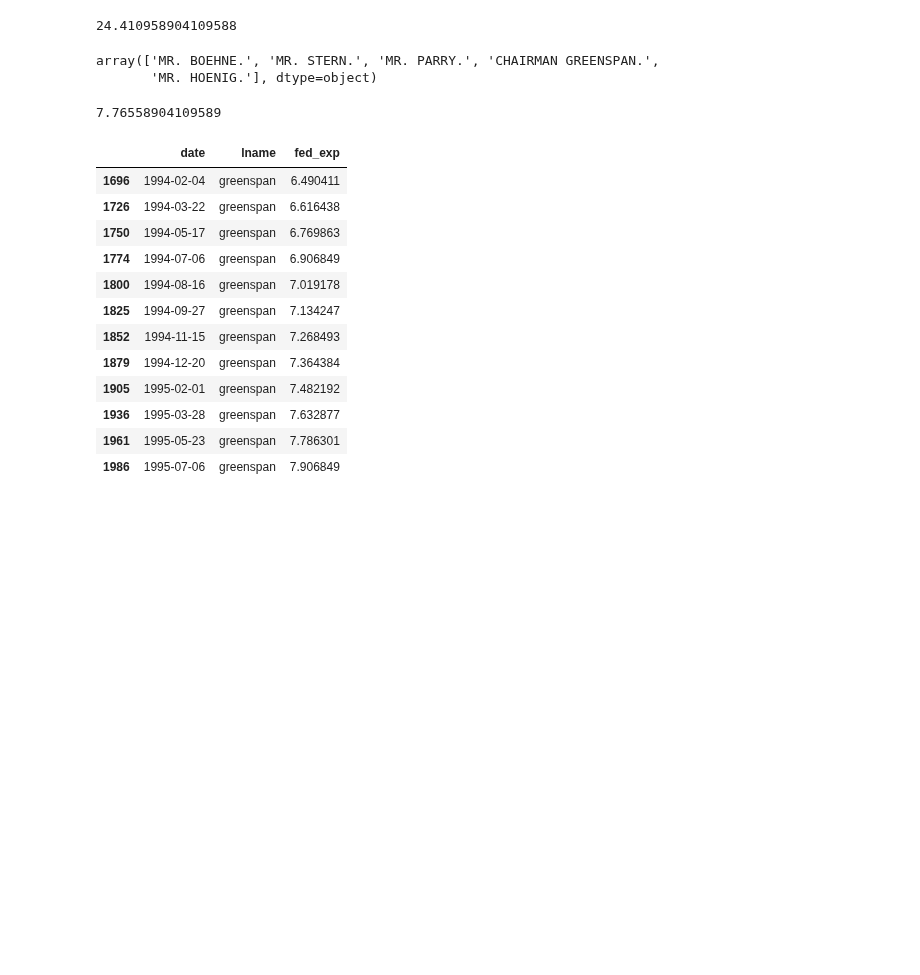
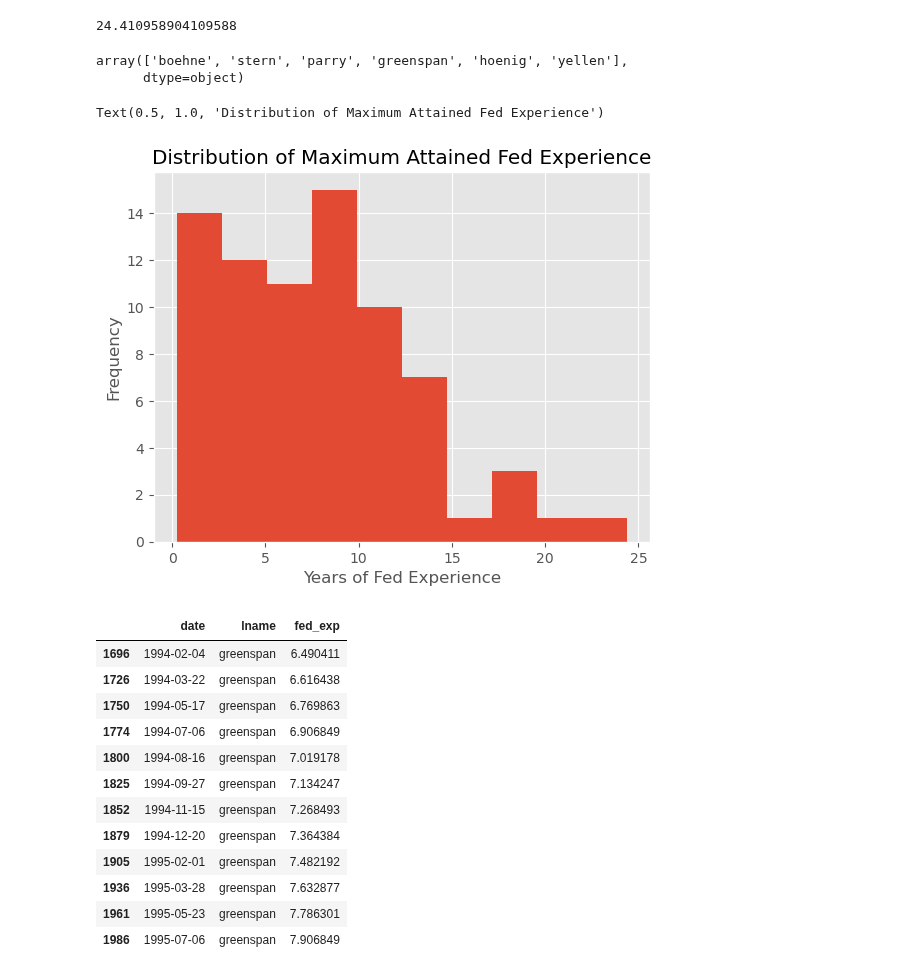
Before and after one commit to bendurham441/fed-nlp, a Jupyter notebook: fomc-membership/fomc_member_process.ipynb, the cells around one changed output. Cells and saved outputs as stored; diff of their text form; code cells hidden in the pictures; blank space fills up the shorter version.

Commit message:
Added fed experience histogram

```diff
--- a/fomc-membership/fomc_member_process.ipynb
+++ b/fomc-membership/fomc_member_process.ipynb
@@ -258,14 +253,21 @@ tdf['fed_exp'].max()
 # %% [output]
 24.410958904109588
 # %%
-tdf[tdf['fed_exp'] > 18]['speaker'].unique()
+tdf[tdf['fed_exp'] > 15]['lname'].unique()
 # %% [output]
-array(['MR. BOEHNE.', 'MR. STERN.', 'MR. PARRY.', 'CHAIRMAN GREENSPAN.',
-       'MR. HOENIG.'], dtype=object)
+array(['boehne', 'stern', 'parry', 'greenspan', 'hoenig', 'yellen'],
+      dtype=object)
-# %%
-tdf.groupby('speaker')['fed_exp'].max().mean()
-# %% [output]
-7.76558904109589
+# %%
+fig, ax = plt.subplots()
+exp = tdf.groupby('speaker')['fed_exp'].max()
+plt.style.use('ggplot')
+ax.hist(exp)
+ax.set_ylabel('Frequency')
+ax.set_xlabel('Years of Fed Experience')
+ax.set_title('Distribution of Maximum Attained Fed Experience')
+# %% [output]
+Text(0.5, 1.0, 'Distribution of Maximum Attained Fed Experience')
+[figure, added]
 # %%
 greenspan = tdf[tdf['lname'] == 'greenspan']
 greenspan[['date', 'lname', 'fed_exp']].loc[1696:2000]
```
Also changed, not shown: parts of 3 cells of this notebook, 1 other file.
